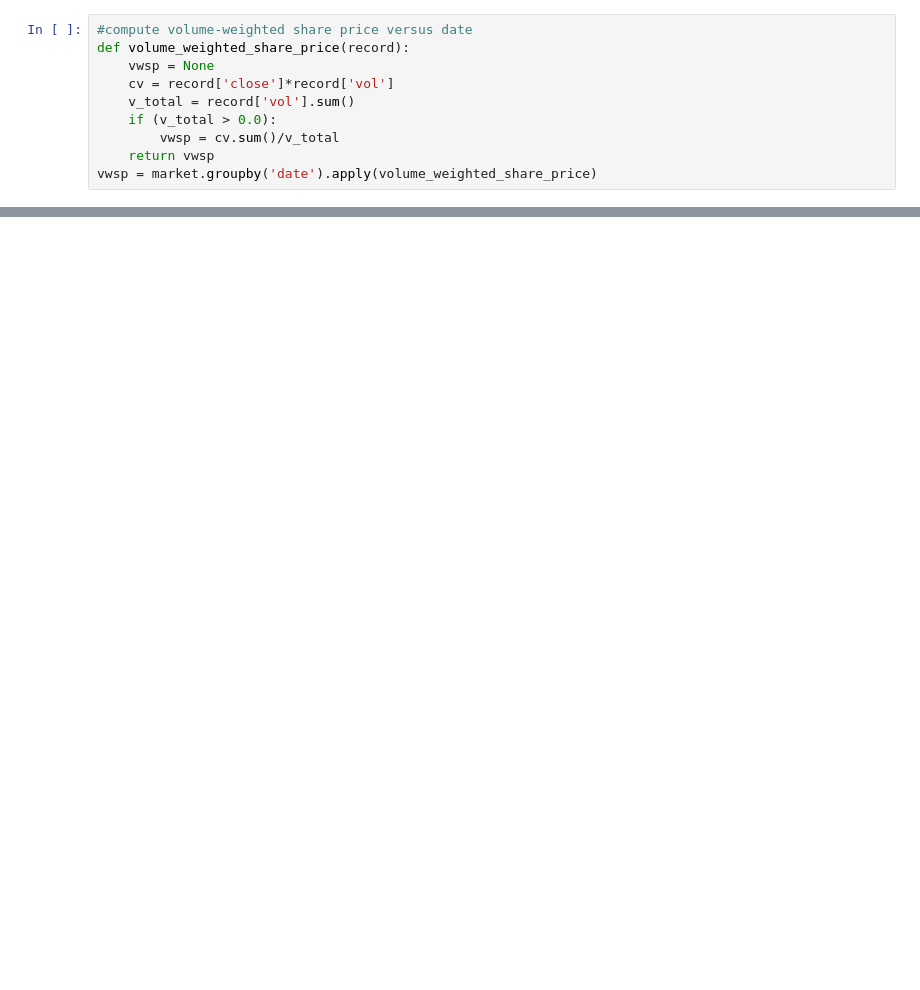
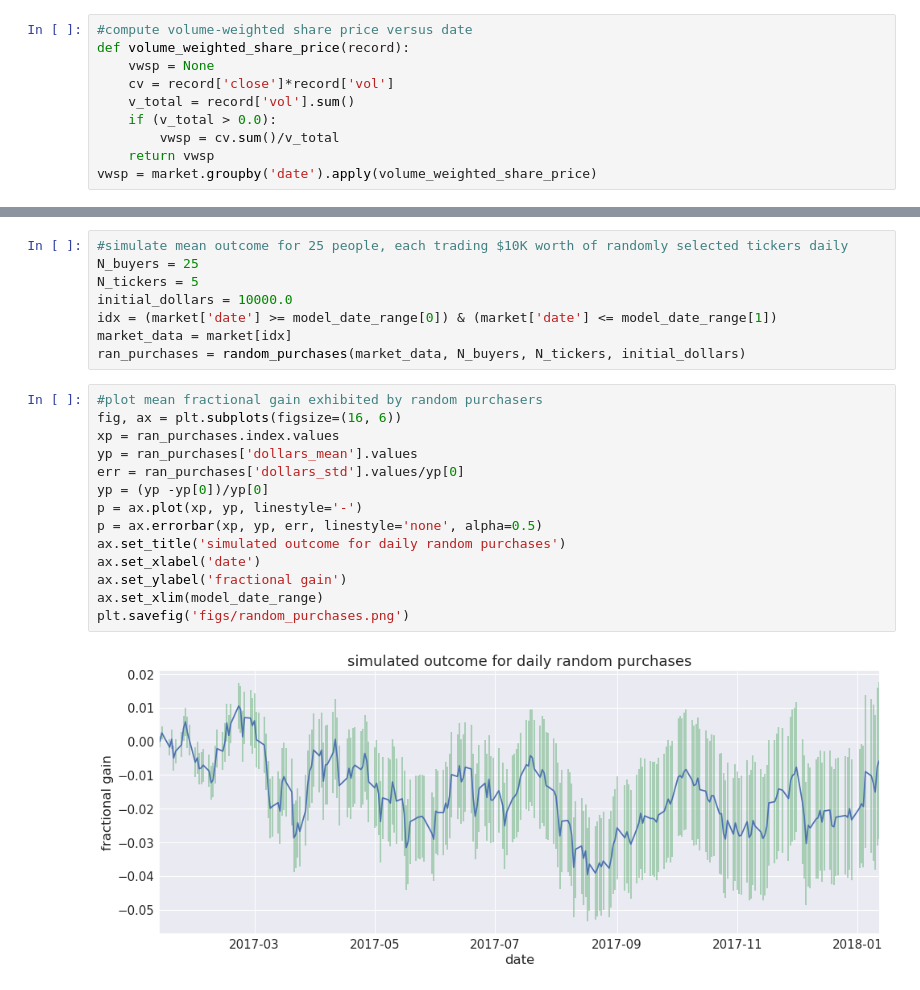
Before and after one commit to joehahn/tf-text-classification-demo, a Jupyter notebook: inspect_stock_data.ipynb, the cells around one changed output, grey strips where cells are left out. Drawn from its saved outputs; the diff is of its cells as text; blank space fills up the shorter version.

Commit message:
random buys

```diff
--- a/inspect_stock_data.ipynb
+++ b/inspect_stock_data.ipynb
@@ -130,0 +103,24 @@ Name: open, dtype: float64
+# %%
+#simulate mean outcome for 25 people, each trading $10K worth of randomly selected tickers daily
+N_buyers = 25
+N_tickers = 5
+initial_dollars = 10000.0
+idx = (market['date'] >= model_date_range[0]) & (market['date'] <= model_date_range[1])
+market_data = market[idx]
+ran_purchases = random_purchases(market_data, N_buyers, N_tickers, initial_dollars)
+# %%
+#plot mean fractional gain exhibited by random purchasers
+fig, ax = plt.subplots(figsize=(16, 6))
+xp = ran_purchases.index.values
+yp = ran_purchases['dollars_mean'].values
+err = ran_purchases['dollars_std'].values/yp[0]
+yp = (yp -yp[0])/yp[0]
+p = ax.plot(xp, yp, linestyle='-')
+p = ax.errorbar(xp, yp, err, linestyle='none', alpha=0.5)
+ax.set_title('simulated outcome for daily random purchases')
+ax.set_xlabel('date')
+ax.set_ylabel('fractional gain')
+ax.set_xlim(model_date_range)
+plt.savefig('figs/random_purchases.png')
+# %% [output]
+[figure, added]
```
Also changed, not shown: parts of 9 cells of this notebook, 5 other files.
